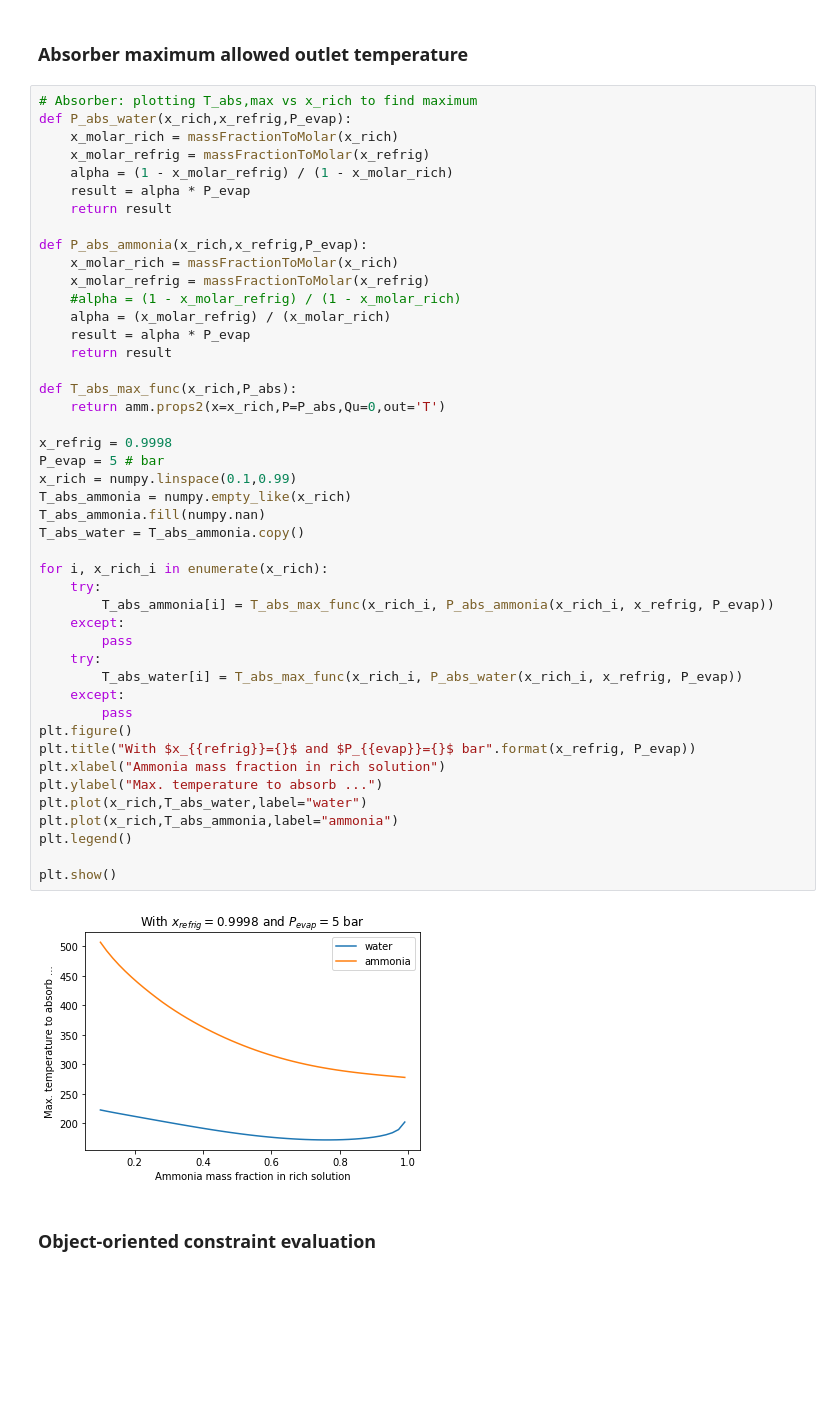
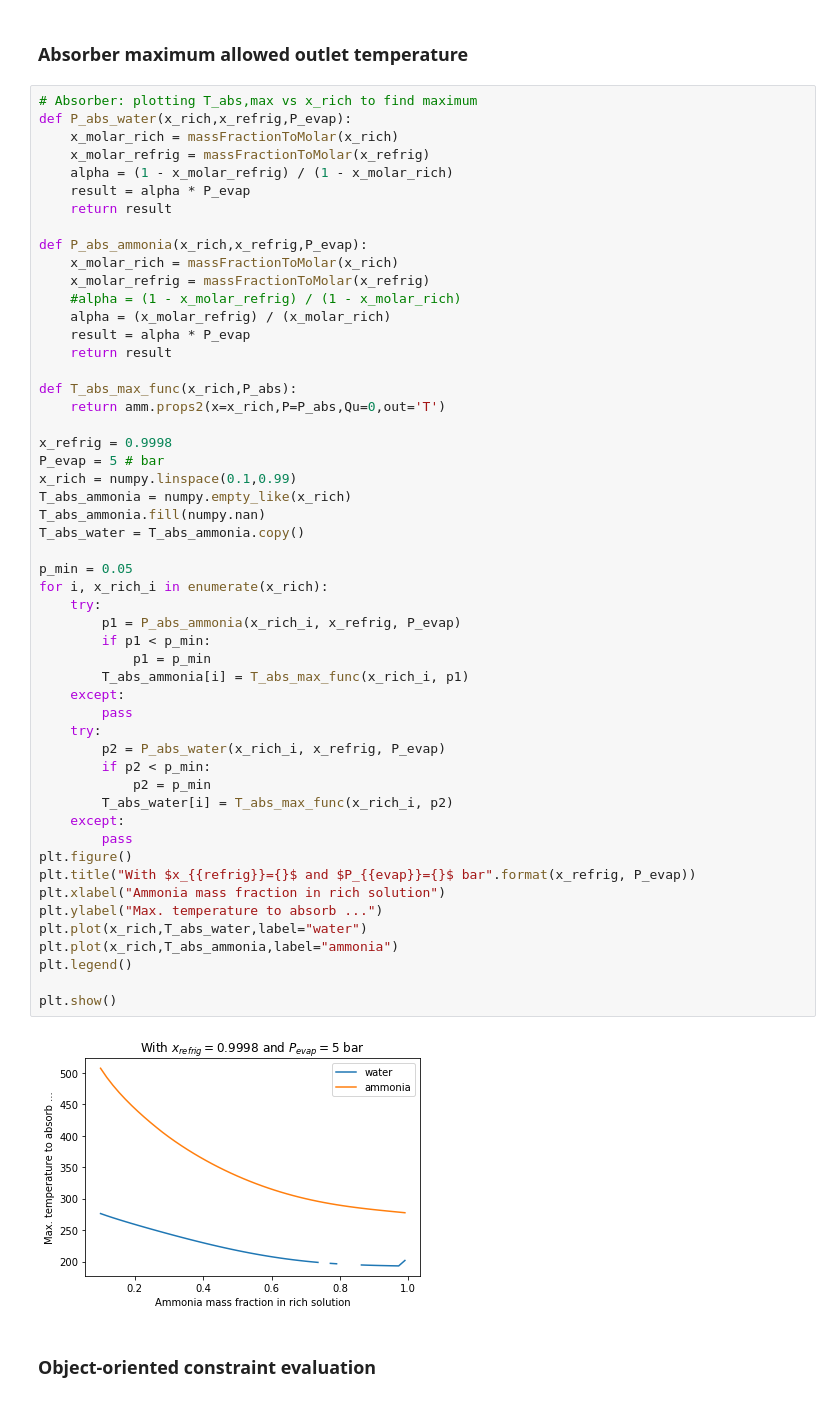
Before and after one commit to nfette/openACHP, a Jupyter notebook: src/Feasibility of ammonia-aqua chiller.ipynb, the cells around one changed output. Saved outputs shown, nothing was run; the diff lists cells and outputs as text; blank space fills up the shorter version.

```diff
--- a/src/Feasibility of ammonia-aqua chiller.ipynb
+++ b/src/Feasibility of ammonia-aqua chiller.ipynb
@@ -245,36 +246,43 @@ def P_abs_ammonia(x_rich,x_refrig,P_evap):
     result = alpha * P_evap
     return result
 
 def T_abs_max_func(x_rich,P_abs):
     return amm.props2(x=x_rich,P=P_abs,Qu=0,out='T')
 
 x_refrig = 0.9998
 P_evap = 5 # bar
 x_rich = numpy.linspace(0.1,0.99)
 T_abs_ammonia = numpy.empty_like(x_rich)
 T_abs_ammonia.fill(numpy.nan)
 T_abs_water = T_abs_ammonia.copy()
 
+p_min = 0.05
 for i, x_rich_i in enumerate(x_rich):
     try:
-        T_abs_ammonia[i] = T_abs_max_func(x_rich_i, P_abs_ammonia(x_rich_i, x_refrig, P_evap))
+        p1 = P_abs_ammonia(x_rich_i, x_refrig, P_evap)
+        if p1 < p_min:
+            p1 = p_min
+        T_abs_ammonia[i] = T_abs_max_func(x_rich_i, p1)
     except:
         pass
     try:
-        T_abs_water[i] = T_abs_max_func(x_rich_i, P_abs_water(x_rich_i, x_refrig, P_evap))
+        p2 = P_abs_water(x_rich_i, x_refrig, P_evap)
+        if p2 < p_min:
+            p2 = p_min
+        T_abs_water[i] = T_abs_max_func(x_rich_i, p2)
     except:
         pass
 plt.figure()
 plt.title("With $x_{{refrig}}={}$ and $P_{{evap}}={}$ bar".format(x_refrig, P_evap))
 plt.xlabel("Ammonia mass fraction in rich solution")
 plt.ylabel("Max. temperature to absorb ...")
 plt.plot(x_rich,T_abs_water,label="water")
 plt.plot(x_rich,T_abs_ammonia,label="ammonia")
 plt.legend()
 
 plt.show()
 # %% [output]
-[figure, old version]
+[figure, new version]
 # %% [markdown]
 ### Object-oriented constraint evaluation
 # %%
```
Also changed, not shown: parts of 1 cell of this notebook, 2 other files.
